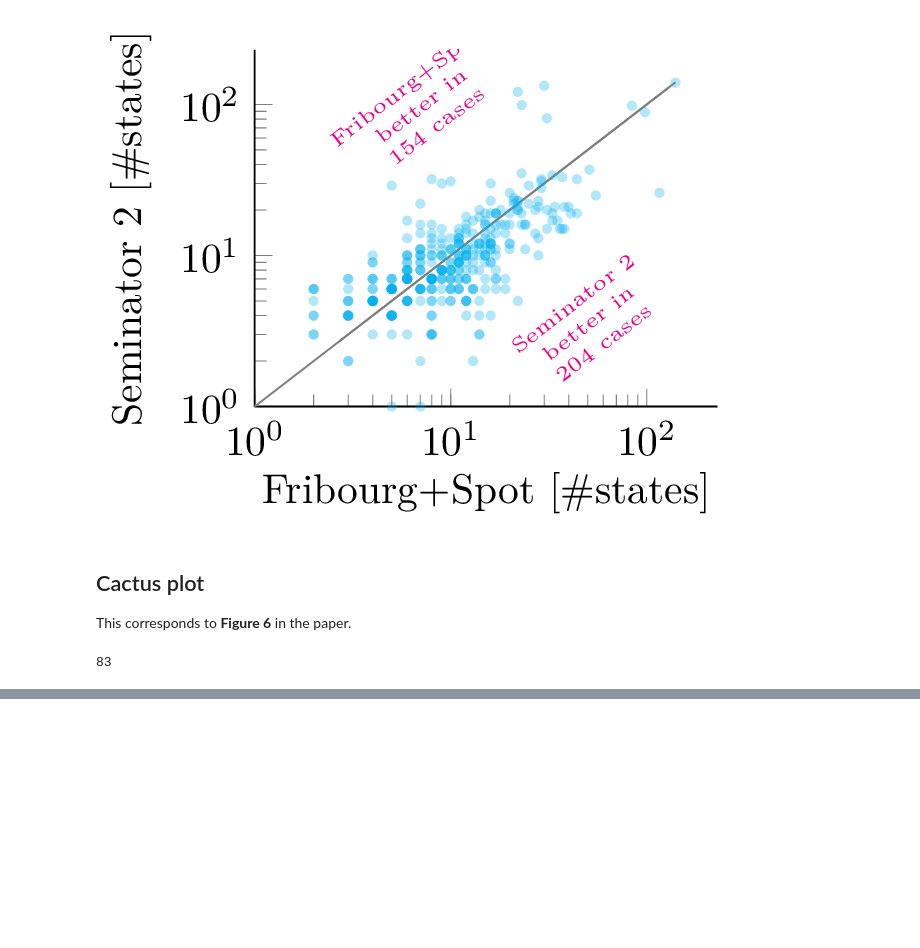
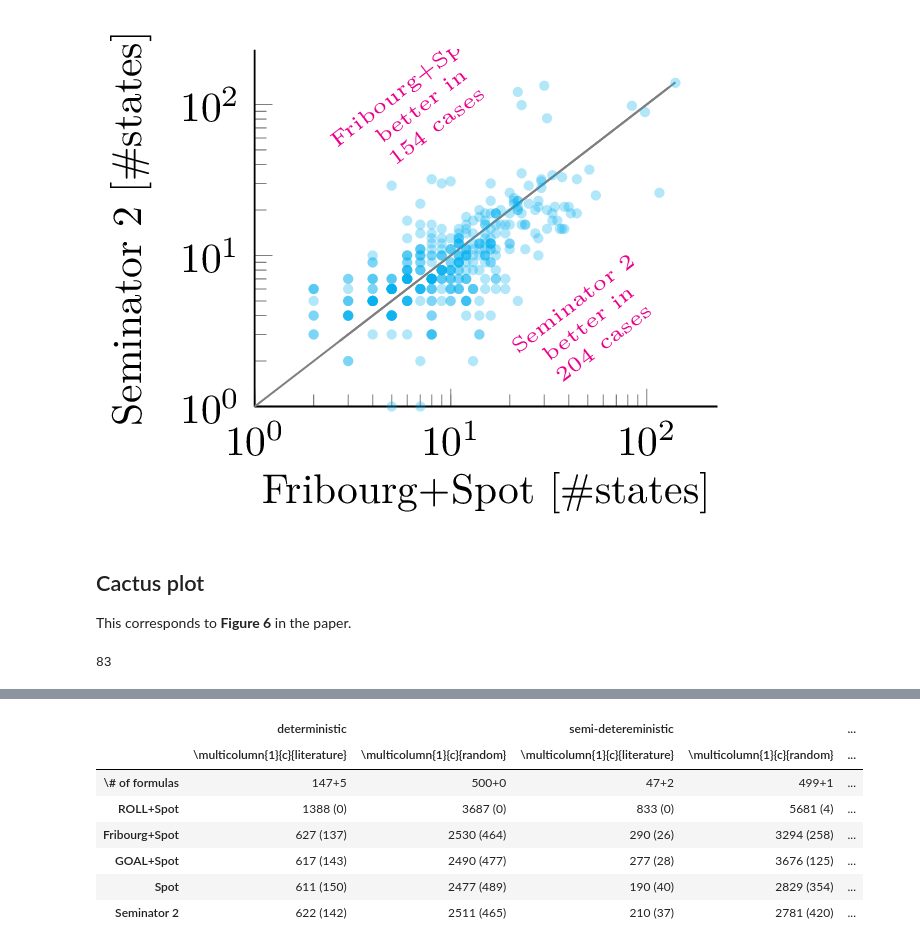
Before and after one commit to psimovec/seminator-evaluation, a Jupyter notebook: complement/Latex_export.ipynb, the cells around one changed output, grey strips where cells are left out. Cells and saved outputs as stored; diff of their text form; code cells hidden in the pictures; blank space fills up the shorter version.

```diff
--- a/complement/Latex_export.ipynb
+++ b/complement/Latex_export.ipynb
@@ -104,0 +164,11 @@ display_tikz(tikzcode)
+# %%
+df_latex
+# %% [output]
+|  | deterministic |  | semi-detereministic |  | ... |
+|  | \multicolumn{1}{c}{literature} | \multicolumn{1}{c}{random} | \multicolumn{1}{c}{literature} | \multicolumn{1}{c}{random} | ... |
+| \# of formulas | 147+5 | 500+0 | 47+2 | 499+1 | ... |
+| ROLL+Spot | 1388 (0) | 3687 (0) | 833 (0) | 5681 (4) | ... |
+| Fribourg+Spot | 627 (137) | 2530 (464) | 290 (26) | 3294 (258) | ... |
+| GOAL+Spot | 617 (143) | 2490 (477) | 277 (28) | 3676 (125) | ... |
+| Spot | 611 (150) | 2477 (489) | 190 (40) | 2829 (354) | ... |
+| Seminator 2 | 622 (142) | 2511 (465) | 210 (37) | 2781 (420) | ... |
```
Also changed, not shown: parts of 11 cells of this notebook.
